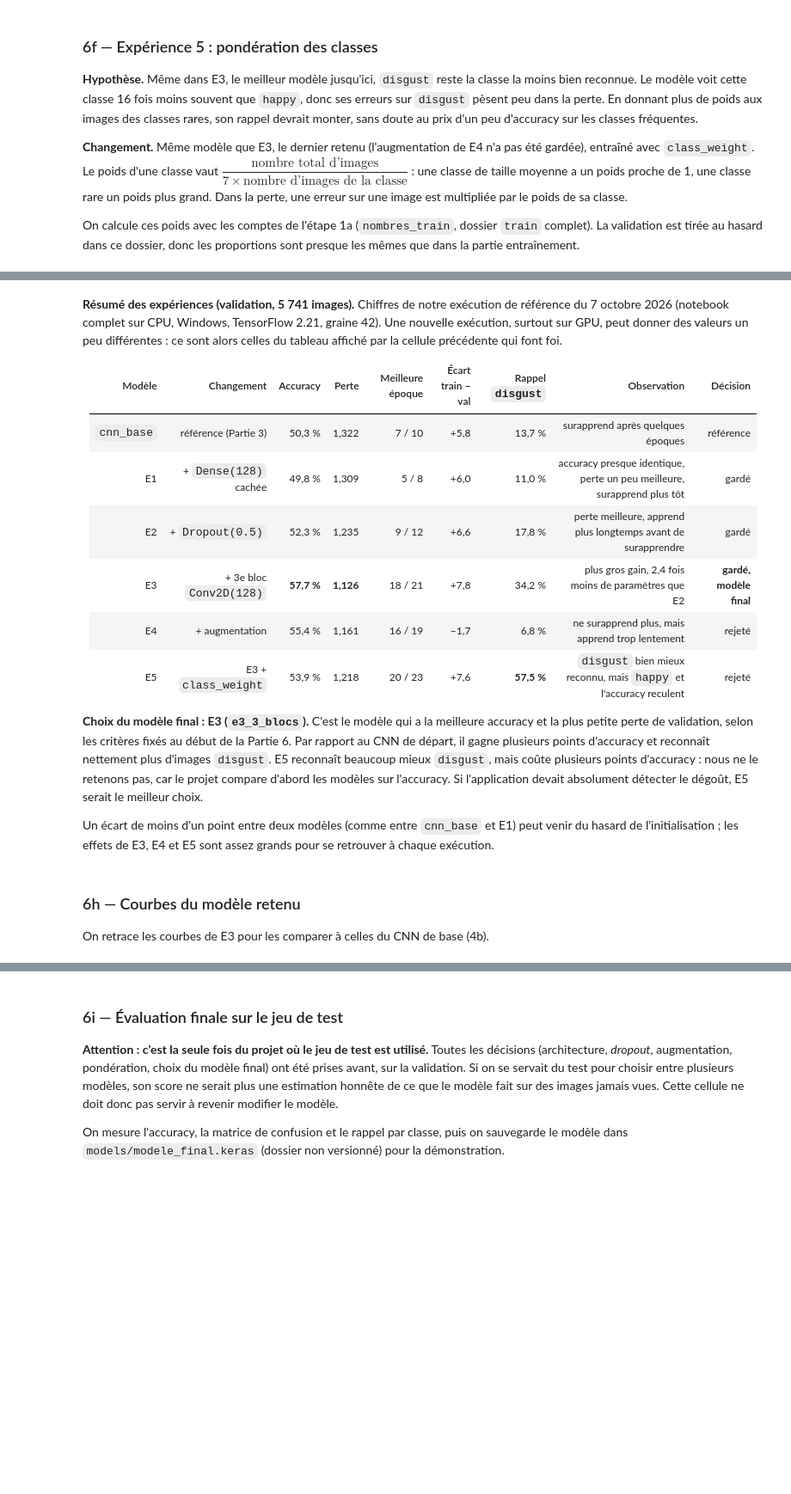
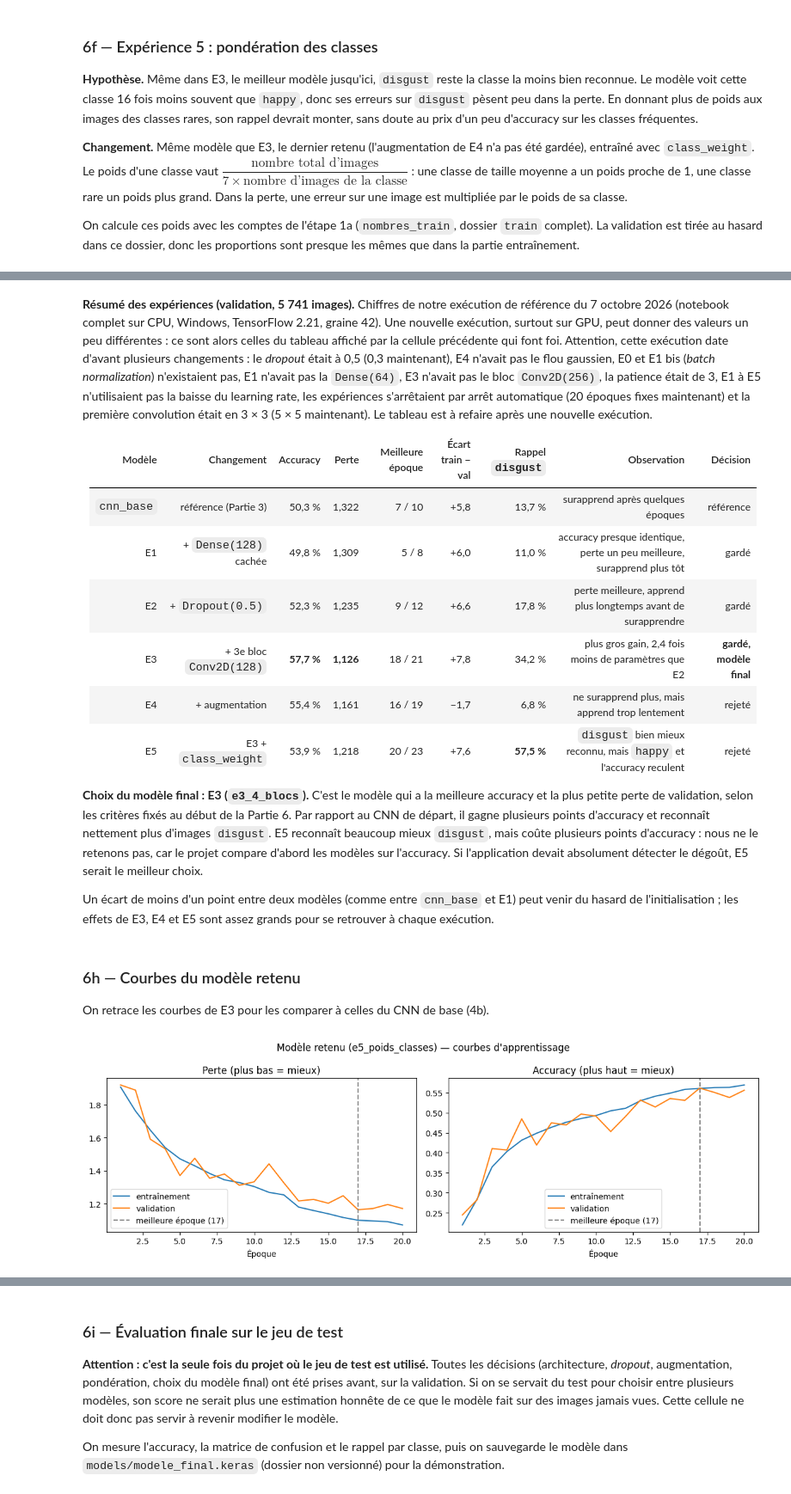
Before and after one commit to MonsieurNikko/Projet-DL-Facial-Expressions, a Jupyter notebook: soutenance/notebook_version_detaillee.ipynb, the cells around one changed output, grey strips where cells are left out. Shown at 86% size. Drawn from its saved outputs; the diff is of its cells as text; code cells hidden in the pictures; blank space fills up the shorter version.

Commit message:
added batch norm and changed final model (5)

```diff
--- a/soutenance/notebook_version_detaillee.ipynb
+++ b/soutenance/notebook_version_detaillee.ipynb
@@ -211,7 +241,7 @@ Rappel de l'étape 1b : toutes les images font déjà 48×48 en niveaux de gris,
 # Micro-étape 1c : construire les datasets TensorFlow (train / validation / test)
 import tensorflow as tf
 
-BATCH_SIZE = 64         # nombre d'images par lot
+BATCH_SIZE = 128         # nombre d'images par lot
 VALIDATION_SPLIT = 0.2  # 20 % du dossier train est réservé à la validation
 
 # --- 1) train + validation : une seule passe sur data/fer2013/train ---
@@ -530,11 +642,11 @@ On entraîne le CNN comme la baseline, avec une différence : l'**arrêt automat
 # Partie 4a : entraîner le CNN (le jeu de test n'est PAS utilisé ici)
 EPOCHS_CNN = 30  # maximum : l'arrêt automatique stoppe en général bien avant
 
-# Si val_loss ne s'améliore plus pendant 3 époques, on arrête
+# Si val_loss ne s'améliore plus pendant 6 époques, on arrête
 # et on reprend les poids de la meilleure époque (avant le surapprentissage).
 arret_automatique = keras.callbacks.EarlyStopping(
     monitor="val_loss",
-    patience=3,
+    patience=6,
     restore_best_weights=True,
 )
 
@@ -974,27 +1381,37 @@ keras.utils.set_random_seed(SEED)
 modele_e5 = keras.Sequential(
     [
         keras.Input(shape=IMAGE_SIZE + (1,)),
-        layers.Conv2D(32, 3, activation="relu"),
+        layers.RandomFlip("horizontal"),
+        layers.RandomRotation(0.05),
+        layers.RandomZoom(0.1),
+        layers.RandomGaussianBlur(factor=0.5, kernel_size=3, sigma=1.0, value_range=(0, 1)),
+        layers.Conv2D(32, 5),
+        layers.BatchNormalization(),
+        layers.Activation("relu"),
         layers.MaxPooling2D(2),
-        layers.Conv2D(64, 3, activation="relu"),
+        layers.Conv2D(64, 3),
+        layers.BatchNormalization(),
+        layers.Activation("relu"),
         layers.MaxPooling2D(2),
-        layers.Conv2D(128, 3, activation="relu"),
+        layers.Conv2D(128, 3),
+        layers.BatchNormalization(),
+        layers.Activation("relu"),
+        layers.MaxPooling2D(2),
+        layers.Conv2D(256, 3, padding="same"),
+        layers.BatchNormalization(),
+        layers.Activation("relu"),
         layers.MaxPooling2D(2),
         layers.Flatten(),
-        layers.Dropout(0.5),
+        layers.Dropout(0.3),
         layers.Dense(128, activation="relu"),
+        layers.Dense(64, activation="relu"),
         layers.Dense(NUM_CLASSES, activation="softmax"),
     ],
     name="e5_poids_classes",
 )
-historique_e5 = entrainer(modele_e5, poids_classes)  # NOUVEAU : poids par classe
+historique_e5 = entrainer(modele_e5, poids_classes, baisse_lr=True)  # NOUVEAU : poids par classe
 mesurer("e5_poids_classes", "+ class_weight (classes rares)", modele_e5, historique_e5)
 
 # Rappel de chaque classe avant (E3) et après (E5) la pondération : qui gagne, qui perd ?
 predites_e3 = modele_e3.predict(val_ds, verbose=0).argmax(axis=1)
 predites_e5 = modele_e5.predict(val_ds, verbose=0).argmax(axis=1)
-for numero, classe in enumerate(CLASS_NAMES):
-    images_classe = vraies_classes == numero
-    rappel_e3 = (predites_e3[images_classe] == numero).mean()
-    rappel_e5 = (predites_e5[images_classe] == numero).mean()
-    print(f"{classe:8s} rappel E3 {rappel_e3:6.1%} -> E5 {rappel_e5:6.1%}")
@@ -1017,5 +1500,5 @@ for ligne in resultats:
 # %% [markdown]
-**Résumé des expériences (validation, 5 741 images).** Chiffres de notre exécution de référence du 7 octobre 2026 (notebook complet sur CPU, Windows, TensorFlow 2.21, graine 42). Une nouvelle exécution, surtout sur GPU, peut donner des valeurs un peu différentes : ce sont alors celles du tableau affiché par la cellule précédente qui font foi.
+**Résumé des expériences (validation, 5 741 images).** Chiffres de notre exécution de référence du 7 octobre 2026 (notebook complet sur CPU, Windows, TensorFlow 2.21, graine 42). Une nouvelle exécution, surtout sur GPU, peut donner des valeurs un peu différentes : ce sont alors celles du tableau affiché par la cellule précédente qui font foi. Attention, cette exécution date d'avant plusieurs changements : le *dropout* était à 0,5 (0,3 maintenant), E4 n'avait pas le flou gaussien, E0 et E1 bis (*batch normalization*) n'existaient pas, E1 n'avait pas la `Dense(64)`, E3 n'avait pas le bloc `Conv2D(256)`, la patience était de 3, E1 à E5 n'utilisaient pas la baisse du learning rate, les expériences s'arrêtaient par arrêt automatique (20 époques fixes maintenant) et la première convolution était en 3 × 3 (5 × 5 maintenant). Le tableau est à refaire après une nouvelle exécution.
 
 | Modèle | Changement | Accuracy | Perte | Meilleure époque | Écart train − val | Rappel `disgust` | Observation | Décision |
 |---|---|---:|---:|---:|---:|---:|---|---|
@@ -1026,7 +1509,7 @@ for ligne in resultats:
 | E4 | + augmentation | 55,4 % | 1,161 | 16 / 19 | −1,7 | 6,8 % | ne surapprend plus, mais apprend trop lentement | rejeté |
 | E5 | E3 + `class_weight` | 53,9 % | 1,218 | 20 / 23 | +7,6 | **57,5 %** | `disgust` bien mieux reconnu, mais `happy` et l'accuracy reculent | rejeté |
 
-**Choix du modèle final : E3 (`e3_3_blocs`).** C'est le modèle qui a la meilleure accuracy et la plus petite perte de validation, selon les critères fixés au début de la Partie 6. Par rapport au CNN de départ, il gagne plusieurs points d'accuracy et reconnaît nettement plus d'images `disgust`. E5 reconnaît beaucoup mieux `disgust`, mais coûte plusieurs points d'accuracy : nous ne le retenons pas, car le projet compare d'abord les modèles sur l'accuracy. Si l'application devait absolument détecter le dégoût, E5 serait le meilleur choix.
+**Choix du modèle final : E3 (`e3_4_blocs`).** C'est le modèle qui a la meilleure accuracy et la plus petite perte de validation, selon les critères fixés au début de la Partie 6. Par rapport au CNN de départ, il gagne plusieurs points d'accuracy et reconnaît nettement plus d'images `disgust`. E5 reconnaît beaucoup mieux `disgust`, mais coûte plusieurs points d'accuracy : nous ne le retenons pas, car le projet compare d'abord les modèles sur l'accuracy. Si l'application devait absolument détecter le dégoût, E5 serait le meilleur choix.
 
 Un écart de moins d'un point entre deux modèles (comme entre `cnn_base` et E1) peut venir du hasard de l'initialisation ; les effets de E3, E4 et E5 sont assez grands pour se retrouver à chaque exécution.
 # %% [markdown]
@@ -1035,6 +1518,8 @@ Un écart de moins d'un point entre deux modèles (comme entre `cnn_base` et E1)
 On retrace les courbes de E3 pour les comparer à celles du CNN de base (4b).
 # %%
 # Partie 6h : courbes du modèle retenu, à comparer avec celles du CNN de base (4b)
-modele_final = modele_e3
-tracer_courbes(historique_e3, f"Modèle retenu ({modele_final.name}) — courbes d'apprentissage")
+modele_final = modele_e5
+tracer_courbes(historique_e5, f"Modèle retenu ({modele_final.name}) — courbes d'apprentissage")
+# %% [output]
+[figure, added]
 # %% [markdown]
```
Also changed, not shown: parts of 50 cells of this notebook, 2 other files.
